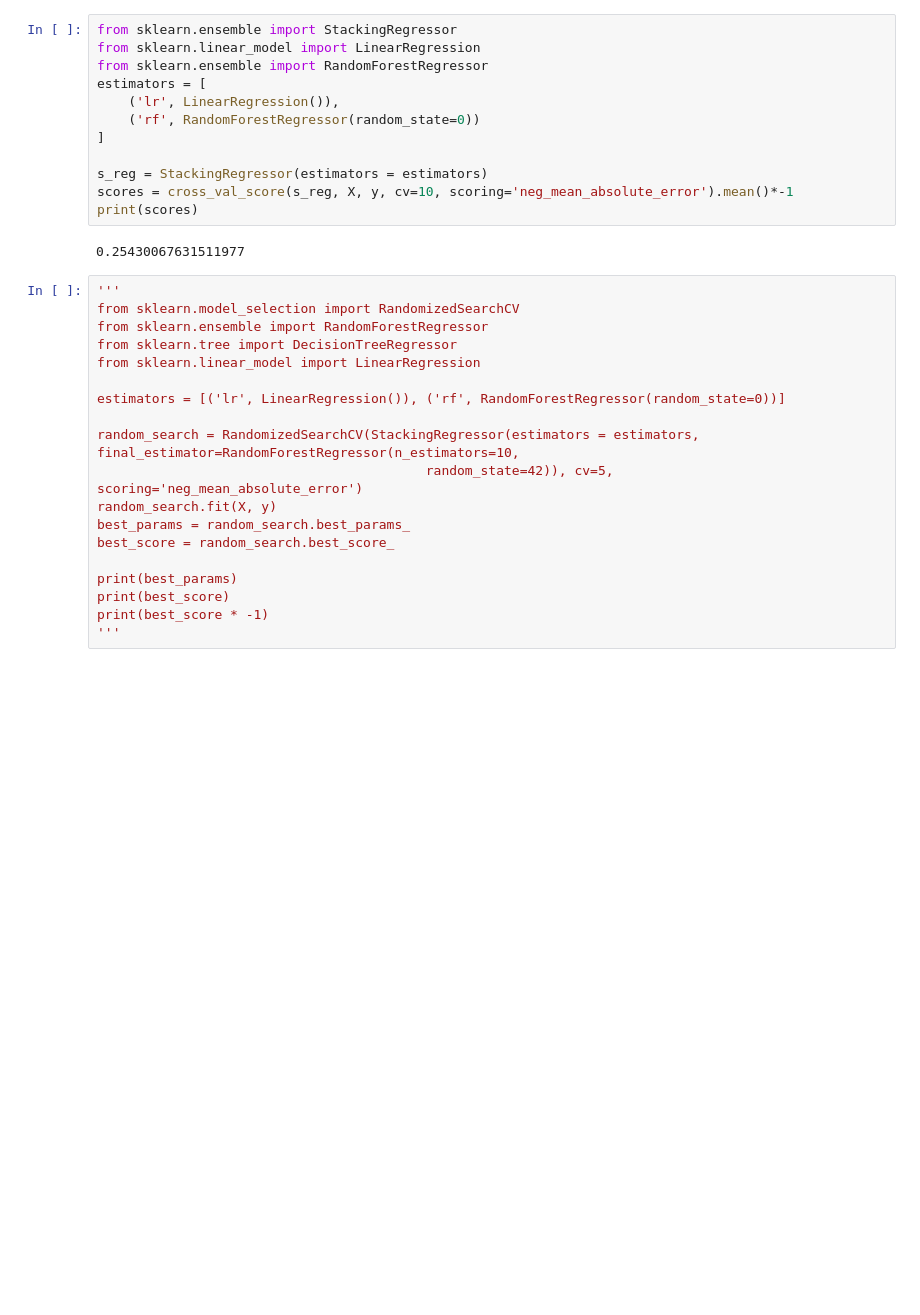
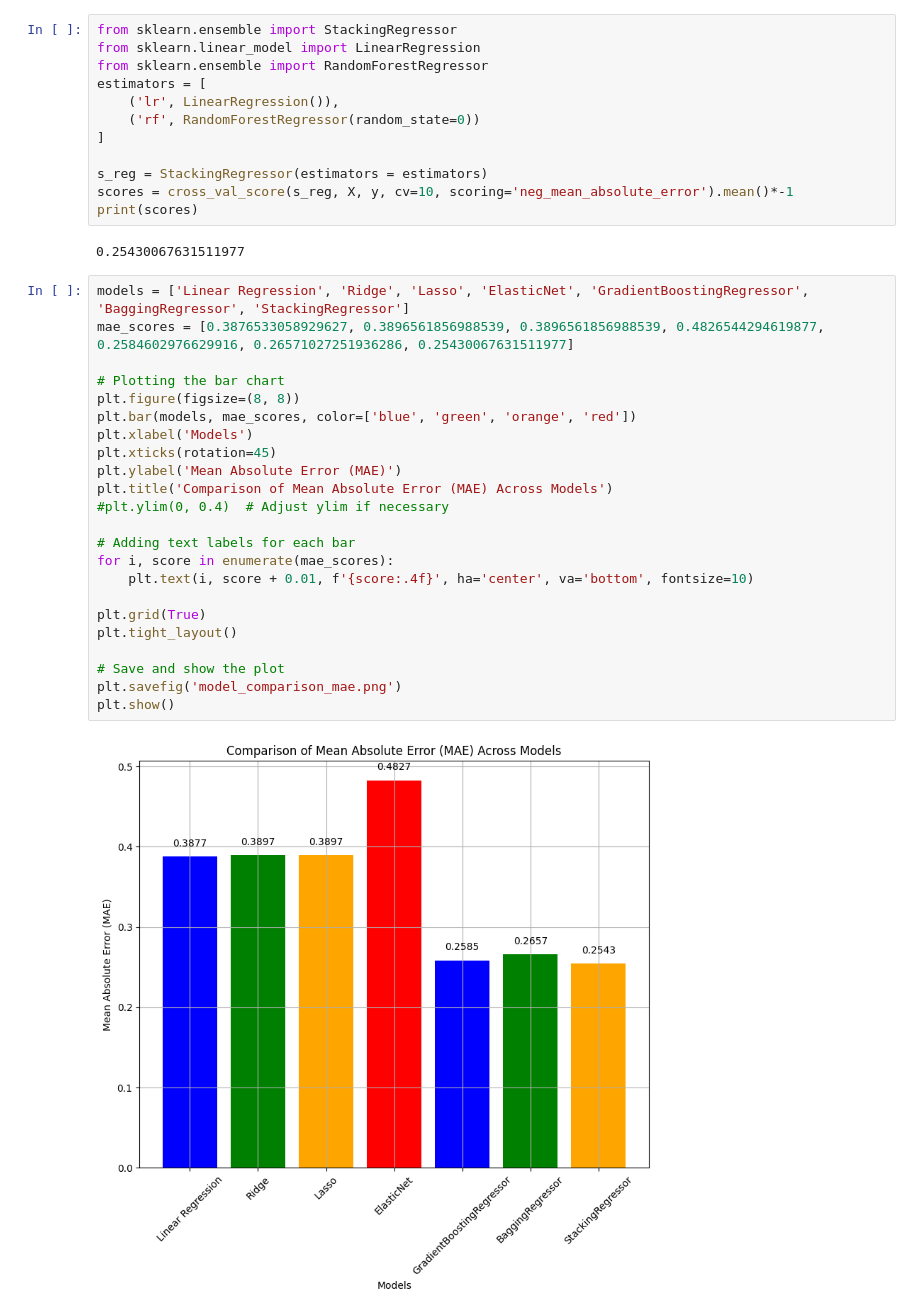
Before and after one commit to Mercymerine/Machine_Learning_1, a Jupyter notebook: cap_earthquake.ipynb, the cells around one changed output. Drawn from its saved outputs; the diff is of its cells as text; blank space fills up the shorter version.

```diff
--- a/cap_earthquake.ipynb
+++ b/cap_earthquake.ipynb
@@ -914,22 +920,28 @@ scores = cross_val_score(s_reg, X, y, cv=10, scoring='neg_mean_absolute_error').
 print(scores)
 # %% [output]
 0.25430067631511977
-# %%
-'''
-from sklearn.model_selection import RandomizedSearchCV
-from sklearn.ensemble import RandomForestRegressor
-from sklearn.tree import DecisionTreeRegressor
-from sklearn.linear_model import LinearRegression
-
-estimators = [('lr', LinearRegression()), ('rf', RandomForestRegressor(random_state=0))]
-
-random_search = RandomizedSearchCV(StackingRegressor(estimators = estimators,  final_estimator=RandomForestRegressor(n_estimators=10,
-                                          random_state=42)), cv=5, scoring='neg_mean_absolute_error')
-random_search.fit(X, y)
-best_params = random_search.best_params_
-best_score = random_search.best_score_
-
-print(best_params)
-print(best_score)
-print(best_score * -1)
-'''
+# %%
+models = ['Linear Regression', 'Ridge', 'Lasso', 'ElasticNet', 'GradientBoostingRegressor', 'BaggingRegressor', 'StackingRegressor']
+mae_scores = [0.3876533058929627, 0.3896561856988539, 0.3896561856988539, 0.4826544294619877, 0.2584602976629916, 0.26571027251936286, 0.25430067631511977]
+
+# Plotting the bar chart
+plt.figure(figsize=(8, 8))
+plt.bar(models, mae_scores, color=['blue', 'green', 'orange', 'red'])
+plt.xlabel('Models')
+plt.xticks(rotation=45)
+plt.ylabel('Mean Absolute Error (MAE)')
+plt.title('Comparison of Mean Absolute Error (MAE) Across Models')
+#plt.ylim(0, 0.4)  # Adjust ylim if necessary
+
+# Adding text labels for each bar
+for i, score in enumerate(mae_scores):
+    plt.text(i, score + 0.01, f'{score:.4f}', ha='center', va='bottom', fontsize=10)
+
+plt.grid(True)
+plt.tight_layout()
+
+# Save and show the plot
+plt.savefig('model_comparison_mae.png')
+plt.show()
+# %% [output]
+[figure, added]
```
Also changed, not shown: parts of 7 cells of this notebook.
